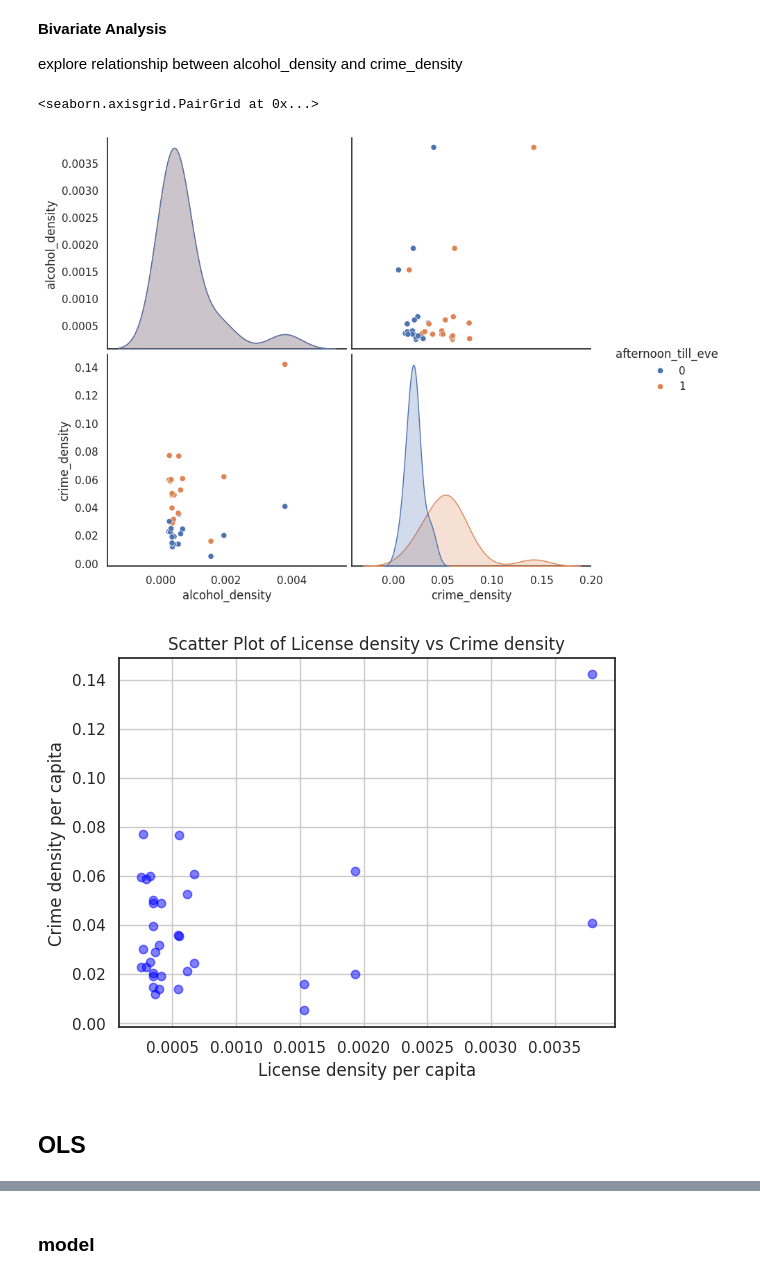
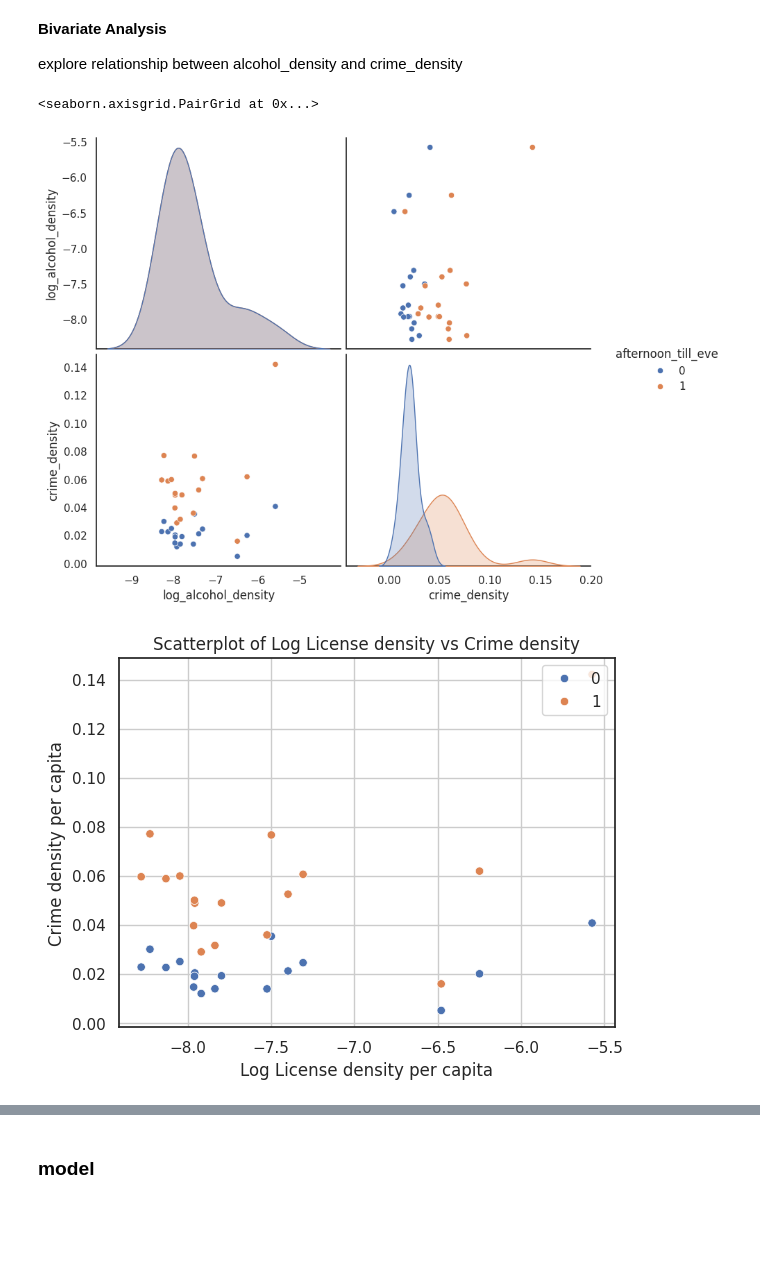
Before and after one commit to KellyyyGSY/poli170a_proj, a Jupyter notebook: POLI170A.ipynb, the cells around one changed output, grey strips where cells are left out. Cells and saved outputs as stored; diff of their text form; code cells hidden in the pictures; blank space fills up the shorter version.

```diff
--- a/POLI170A.ipynb
+++ b/POLI170A.ipynb
@@ -451,0 +485,2 @@ plt.show()
+# %%
+merged_df['log_alcohol_density'] = merged_df['alcohol_density'].apply(np.log)
@@ -455,18 +518,18 @@ plt.show()
 explore relationship between alcohol_density and crime_density
 # %%
 sns.set(style="white")
-sns.pairplot(merged_df[['alcohol_density', 'crime_density', 'afternoon_till_eve']], hue = 'afternoon_till_eve', kind = 'scatter', height=3.5, aspect=1.2)
+sns.pairplot(merged_df[['log_alcohol_density', 'crime_density', 'afternoon_till_eve']], hue = 'afternoon_till_eve', kind = 'scatter', height=3.5, aspect=1.2)
 # %% [output]
 <seaborn.axisgrid.PairGrid at 0x...>
-[figure, old version]
+[figure, new version]
 # %%
-plt.scatter(merged_df['alcohol_density'], merged_df['crime_density'], color='blue', alpha=0.5)
-plt.xlabel('License density per capita')
+sns.scatterplot(data=merged_df, x='log_alcohol_density', y='crime_density', hue='afternoon_till_eve')
+
+plt.xlabel('Log License density per capita')
 plt.ylabel('Crime density per capita')
-plt.title('Scatter Plot of License density vs Crime density')
+plt.title('Scatterplot of Log License density vs Crime density')
 plt.grid(True)
+plt.legend(loc='upper right')
 plt.show()
 # %% [output]
-[figure, old version]
+[figure, new version]
-# %% [markdown]
-## OLS
```
Also changed, not shown: parts of 29 cells of this notebook.
